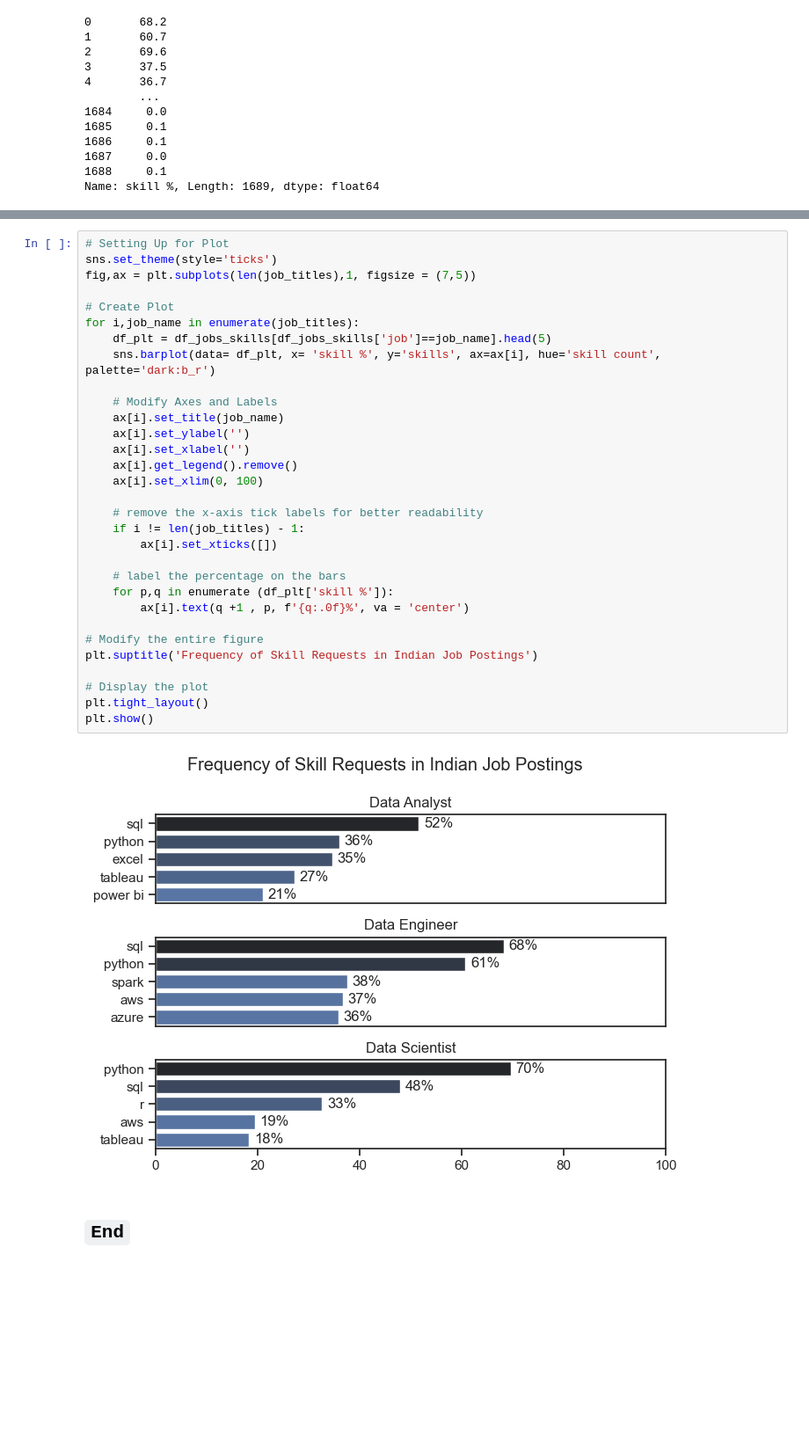
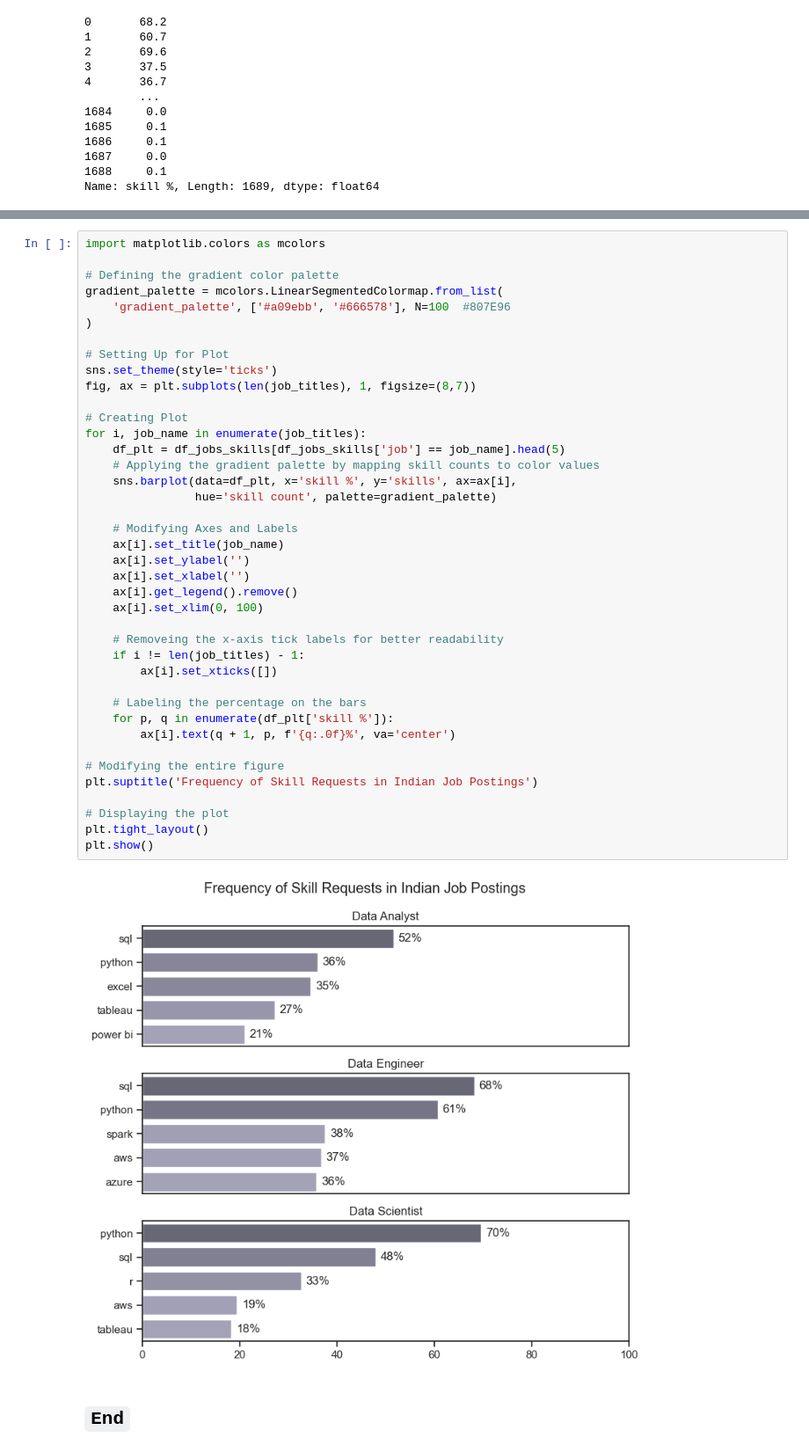
Before and after one commit to suryajefferson/Test, a Jupyter notebook: 3 Skill Demand.ipynb, the cells around one changed output, grey strips where cells are left out. Shown at 88% size. Saved outputs shown, nothing was run; the diff lists cells and outputs as text; blank space fills up the shorter version.

```diff
--- a/3 Skill Demand.ipynb
+++ b/3 Skill Demand.ipynb
@@ -295,36 +180,45 @@ Plotting Top Skills by Job
 # %%
+import matplotlib.colors as mcolors
+
+# Defining the gradient color palette
+gradient_palette = mcolors.LinearSegmentedColormap.from_list(
+    'gradient_palette', ['#a09ebb', '#666578'], N=100  #807E96
+)
+
 # Setting Up for Plot
 sns.set_theme(style='ticks')
-fig,ax = plt.subplots(len(job_titles),1, figsize = (7,5))
+fig, ax = plt.subplots(len(job_titles), 1, figsize=(8,7))
 
-# Create Plot
-for i,job_name in enumerate(job_titles):
-    df_plt = df_jobs_skills[df_jobs_skills['job']==job_name].head(5)
-    sns.barplot(data= df_plt, x= 'skill %', y='skills', ax=ax[i], hue='skill count', palette='dark:b_r')
+# Creating Plot
+for i, job_name in enumerate(job_titles):
+    df_plt = df_jobs_skills[df_jobs_skills['job'] == job_name].head(5)
+    # Applying the gradient palette by mapping skill counts to color values
+    sns.barplot(data=df_plt, x='skill %', y='skills', ax=ax[i],
+                hue='skill count', palette=gradient_palette)
 
-    # Modify Axes and Labels
+    # Modifying Axes and Labels
     ax[i].set_title(job_name)
     ax[i].set_ylabel('')
     ax[i].set_xlabel('')
     ax[i].get_legend().remove()
     ax[i].set_xlim(0, 100)
 
-    # remove the x-axis tick labels for better readability
+    # Removeing the x-axis tick labels for better readability
     if i != len(job_titles) - 1:
         ax[i].set_xticks([])
 
-    # label the percentage on the bars
-    for p,q in enumerate (df_plt['skill %']):
-        ax[i].text(q +1 , p, f'{q:.0f}%', va = 'center')
+    # Labeling the percentage on the bars
+    for p, q in enumerate(df_plt['skill %']):
+        ax[i].text(q + 1, p, f'{q:.0f}%', va='center')
 
-# Modify the entire figure
+# Modifying the entire figure
 plt.suptitle('Frequency of Skill Requests in Indian Job Postings')
 
-# Display the plot
+# Displaying the plot
 plt.tight_layout()
 plt.show()
 # %% [output]
-[figure, old version]
+[figure, new version]
 # %% [markdown]
 `End`
 ---
```
Also changed, not shown: parts of 32 cells of this notebook.
